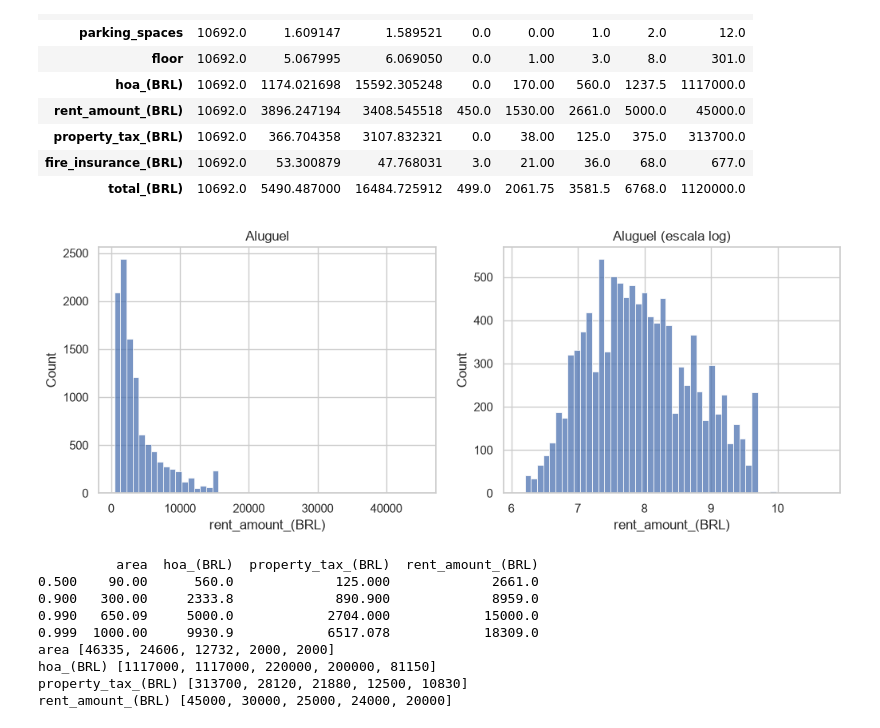
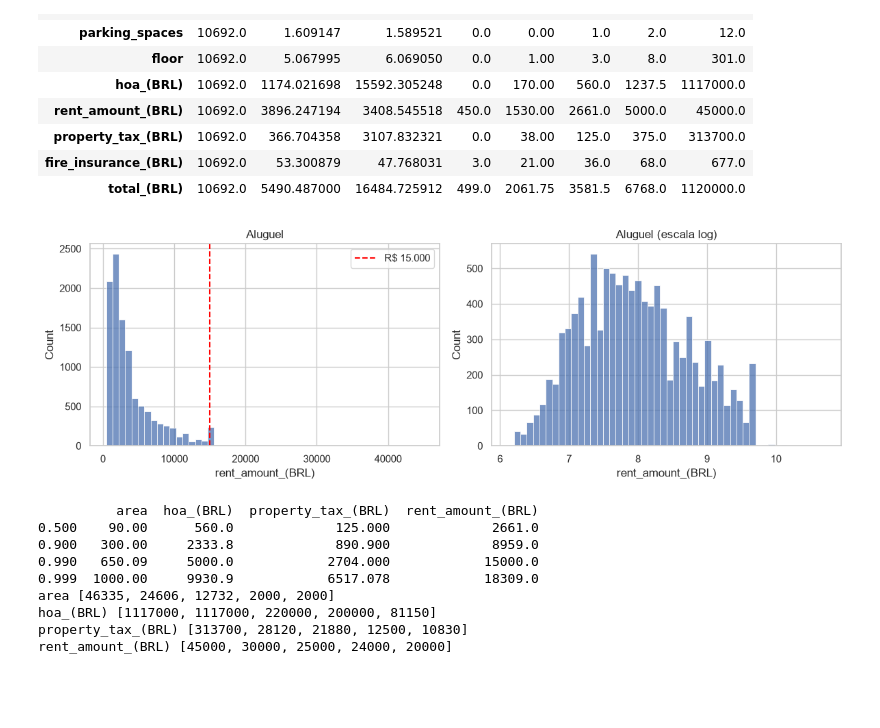
Before and after one commit to MaykonWendel/previsao-imoveis, a Jupyter notebook: notebooks/01_eda.ipynb, the cells around one changed output. Saved outputs shown, nothing was run; the diff lists cells and outputs as text; code cells hidden in the pictures; blank space fills up the shorter version.

```diff
--- a/notebooks/01_eda.ipynb
+++ b/notebooks/01_eda.ipynb
@@ -49,14 +49,20 @@ Duplicados: 358
 | fire_insurance_(BRL) | 10692.0 | 53.300879 | 47.768031 | 3.0 | 21.00 | 36.0 | 68.0 | 677.0 |
 | total_(BRL) | 10692.0 | 5490.487000 | 16484.725912 | 499.0 | 2061.75 | 3581.5 | 6768.0 | 1120000.0 |
 # %%
+from pathlib import Path
+Path("../reports/figures").mkdir(parents=True, exist_ok=True)
 fig, ax = plt.subplots(1, 2, figsize=(12, 4))
 sns.histplot(df["rent_amount_(BRL)"], bins=50, ax=ax[0])
+ax[0].axvline(15000, color="red", linestyle="--", label="R$ 15.000")
+ax[0].legend()
 ax[0].set_title("Aluguel")
 sns.histplot(np.log1p(df["rent_amount_(BRL)"]), bins=50, ax=ax[1])
 ax[1].set_title("Aluguel (escala log)")
+plt.tight_layout()
+plt.savefig("../reports/figures/distribuicao_aluguel.png", dpi=150, bbox_inches="tight")
 plt.show()
 # %% [output]
-[figure, old version]
+[figure, new version]
 # %%
 cols = ["area", "hoa_(BRL)", "property_tax_(BRL)", "rent_amount_(BRL)"]
 print(df[cols].quantile([0.5, 0.9, 0.99, 0.999]))
```
Also changed, not shown: parts of 1 cell of this notebook, 2 other files.
